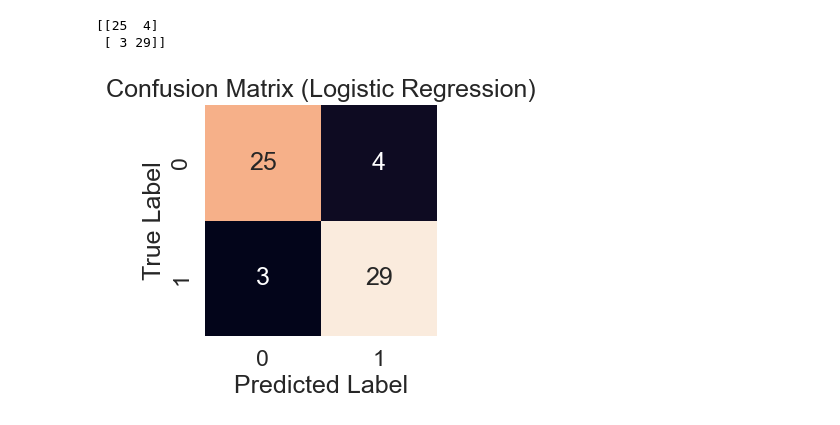
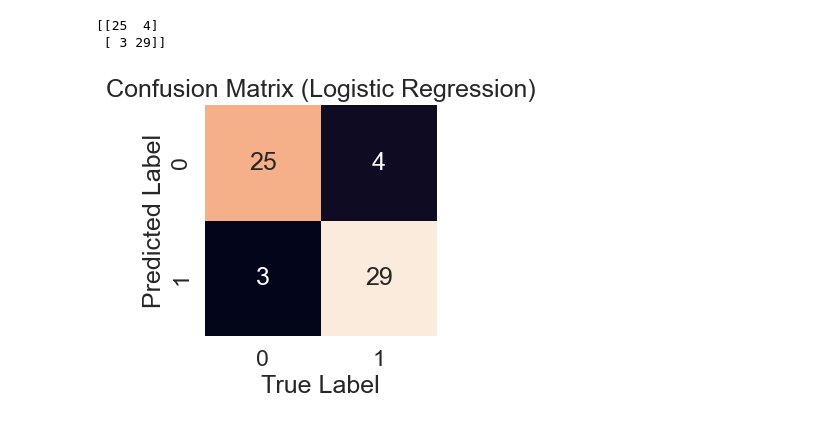
Before and after one commit to HerbertNtim/heart-disease_project, a Jupyter notebook: notebooks/end-to-end-heart-disease-classification.ipynb, the cells around one changed output. Drawn from its saved outputs; the diff is of its cells as text; code cells hidden in the pictures.

```diff
--- a/notebooks/end-to-end-heart-disease-classification.ipynb
+++ b/notebooks/end-to-end-heart-disease-classification.ipynb
@@ -529,22 +529,22 @@ print(confusion_matrix(y_test, y_preds))
 # %%
 sns.set(font_scale=1.5)
 
 def plot_conf_mat(y_test, y_preds):
     """
     Plot a nice looking confusion matrix using Seaborn Heatmap()
     """
     fig, ax = plt.subplots(figsize=(3, 3))
     ax = sns.heatmap(
         confusion_matrix(y_test, y_preds),
         annot=True,
         cbar=False
     )
-    plt.xlabel("Predicted Label")
-    plt.ylabel("True Label")
+    plt.ylabel("Predicted Label")
+    plt.xlabel("True Label")
     plt.title("Confusion Matrix (Logistic Regression)")
     plt.show();
 
 
 plot_conf_mat(y_test, y_preds)
 # %% [output]
-[figure, old version]
+[figure, new version]
```
Also changed, not shown: parts of 9 cells of this notebook.
